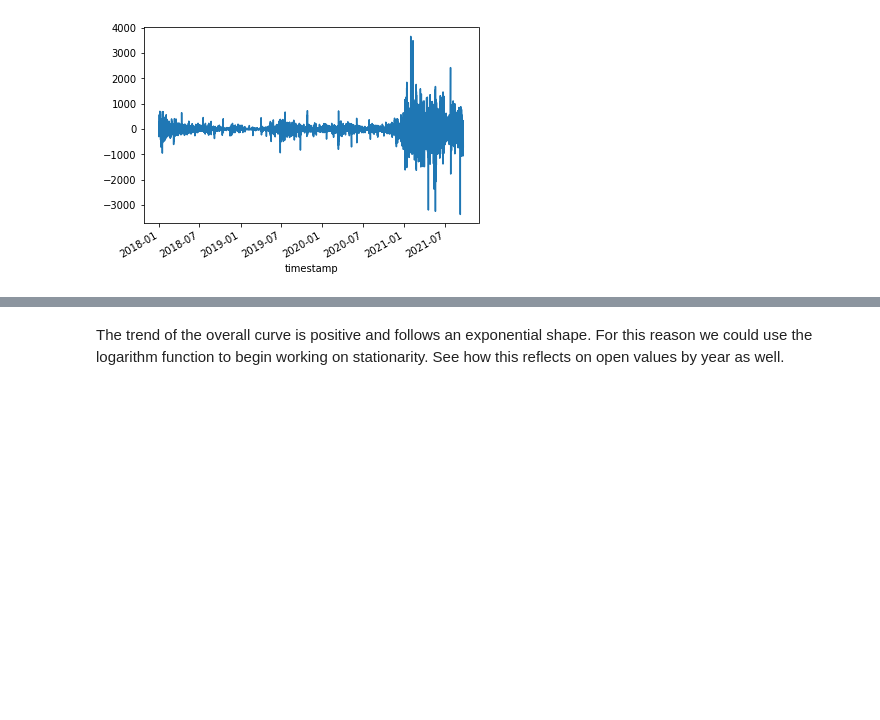
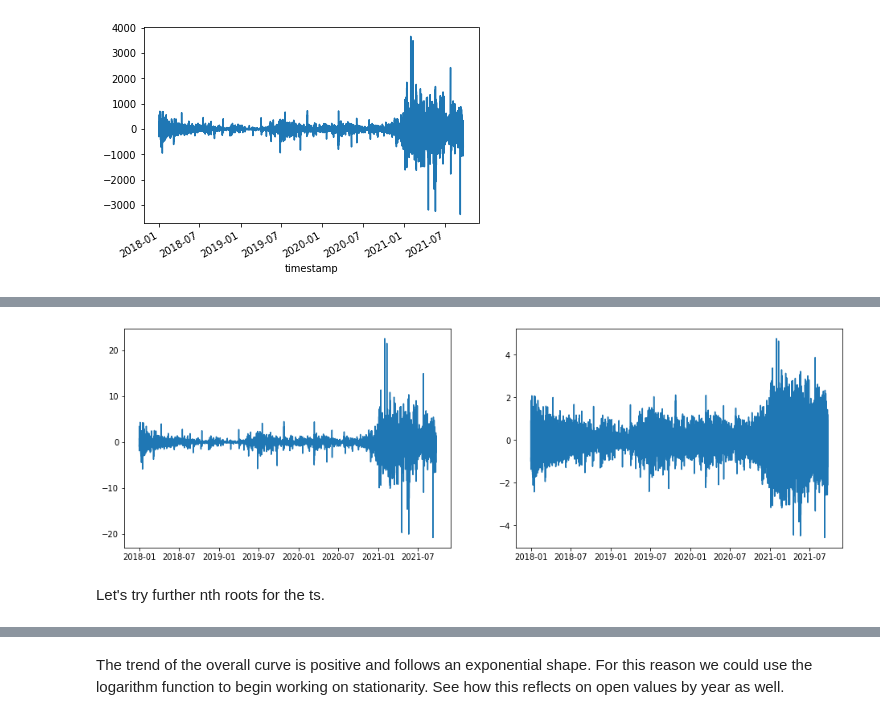
Before and after one commit to tfranza/crypto-forecasting, a Jupyter notebook: eda.ipynb, the cells around one changed output, grey strips where cells are left out. Drawn from its saved outputs; the diff is of its cells as text; code cells hidden in the pictures; blank space fills up the shorter version.

```diff
--- a/eda.ipynb
+++ b/eda.ipynb
@@ -316,0 +322,6 @@ plt.show()
+# %%
+compare_plots(zscored_ts, sqrt_zscored_ts, sharey=False)
+# %% [output]
+[figure, added]
+# %% [markdown]
+Let's try further nth roots for the ts.
```
Also changed, not shown: parts of 35 cells of this notebook.
